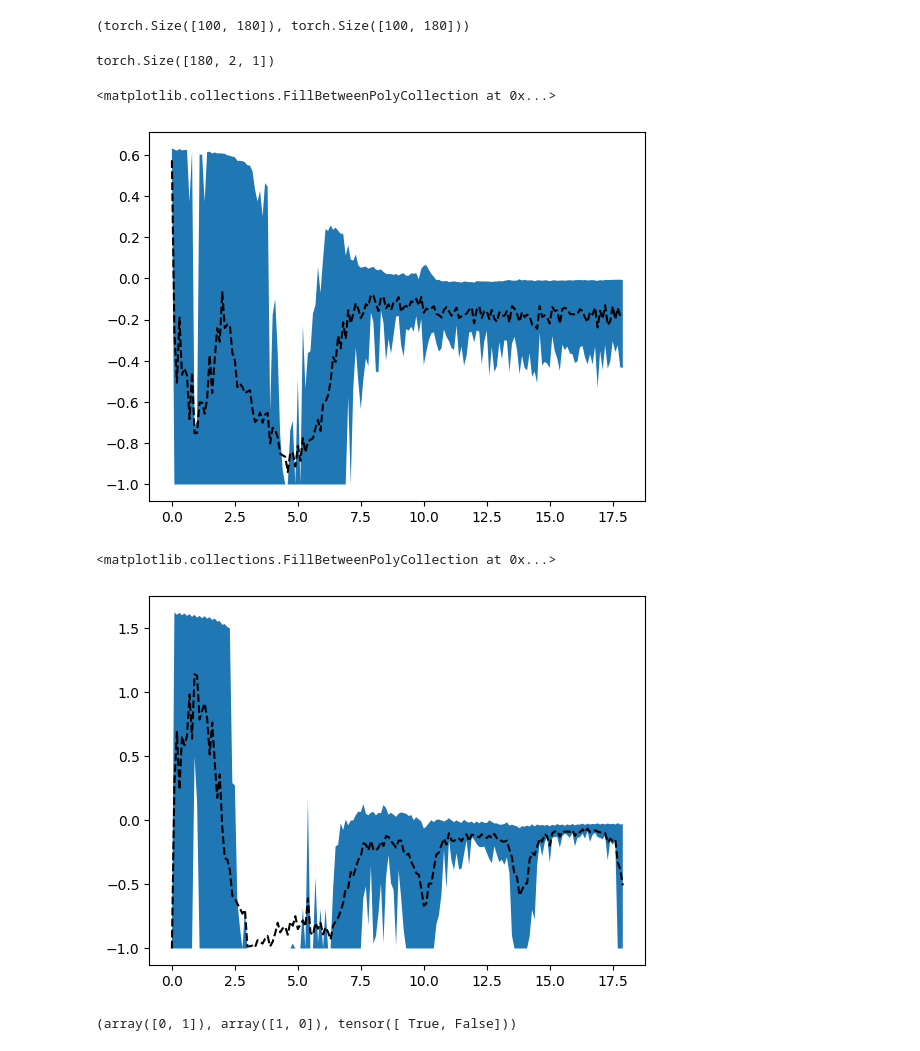
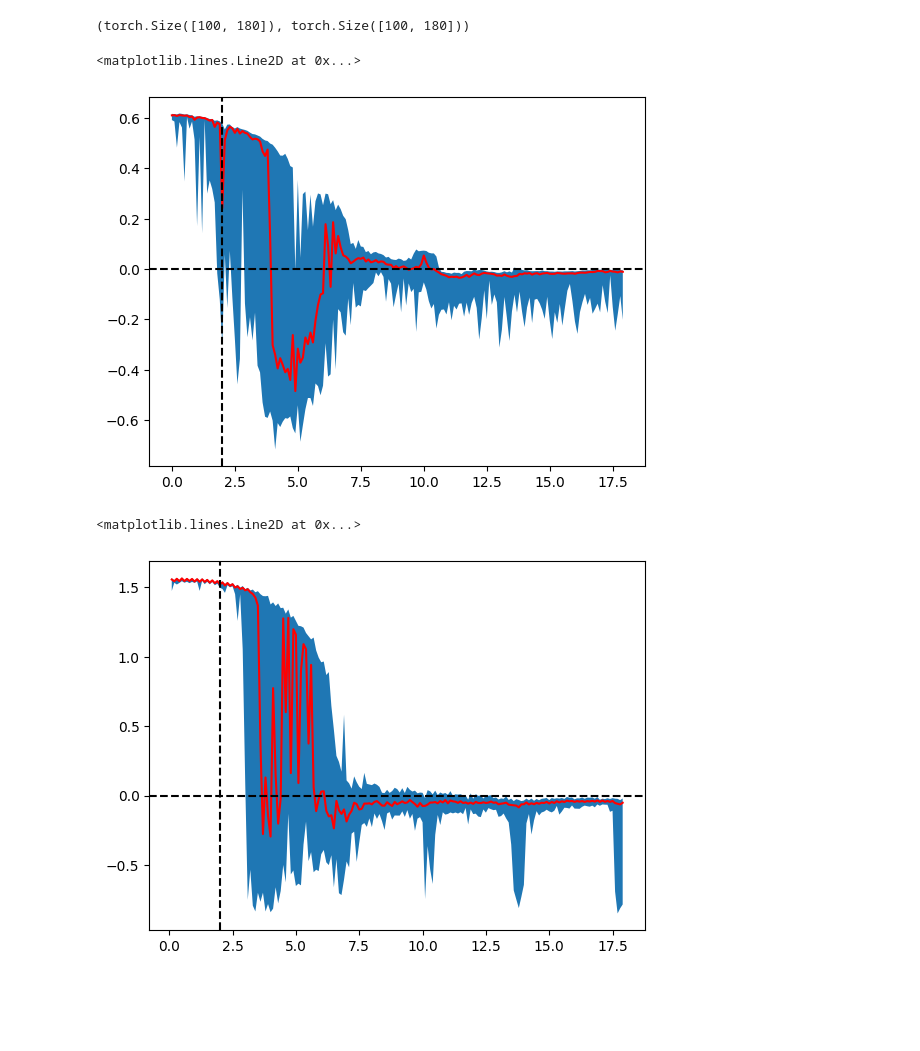
Before and after one commit to ismael-mendoza/bliss, a Jupyter notebook: experiment/notebooks/explore/new-results-toy1.ipynb, the cells around one changed output. Drawn from its saved outputs; the diff is of its cells as text; code cells hidden in the pictures; blank space fills up the shorter version.

```diff
--- a/experiment/notebooks/explore/new-results-toy1.ipynb
+++ b/experiment/notebooks/explore/new-results-toy1.ipynb
@@ -143,7 +153,7 @@ plt.colorbar()
 n_source_probs, locs_mean, locs_sd = detection.forward(images.to(device))
 
 tile_params = TileCatalog.from_flat_dict(tile_slen, 11, 11,
-                                         {'n_source_probs': n_source_probs.reshape(-1, 1).to('cpu'), 'locs': locs_mean.to('cpu'), 'locs_sd':locs_sd.to('cpu'), 'n_sources':n_source_probs.ge(0.1).to('cpu')})
+                                         {'n_source_probs': n_source_probs.reshape(-1, 1).cpu(), 'locs': locs_mean.cpu(), 'locs_sd':locs_sd.cpu(), 'n_sources':n_source_probs.ge(0.1).cpu()})
 full_cat_params = tile_params.to_full_params()
 # %%
 full_cat_params['n_source_probs'].shape
@@ -184,0 +297,7 @@ tensor([1, 1, 1, 1, 1, 1, 1, 1, 1, 1, 1, 1, 1, 1, 1, 1, 1, 1, 1, 1, 1, 1, 1, 1,
+# %%
+y1 = f1_map + f2_map
+y2 = true_fluxes[:, 0, 0] + true_fluxes[:, 1, 0]
+y = (y1 - y2)  / y2
+plt.plot(seps, y, 'r')
+plt.axhline(0.0, color='k', linestyle='--')
+plt.axvline(6.0,)
@@ -287,13 +401,13 @@ from bliss.reporting import match_by_locs
 f1s = []
 f2s = []
 
-for ii in tqdm(range(len(cats))): # read: samples]
+for ii in tqdm(range(len(cats))): # read: samples
     f1 = []
     f2 = []
     for jj in range(true_plocs.shape[0]):
         _tplocs = true_plocs[jj]
         _eplocs = cats[ii].plocs[jj]
-        tm, em, dkeep, _ = match_by_locs(_tplocs, _eplocs, slack=1)
+        tm, em, dkeep, _ = match_by_locs(_tplocs, _eplocs, slack=2)
         for kk in range(len(tm)):
             if dkeep[kk].item():
                 if tm[kk] == 0:
@@ -304,9 +418,9 @@ for ii in tqdm(range(len(cats))): # read: samples]
                     raise ValueError
             else:
                 if tm[kk] == 0:
-                    f1.append(0.)
+                    f1.append(np.nan)
                 elif tm[kk] == 1:
-                    f2.append(0.)
+                    f2.append(np.nan)
                 else:
                     raise ValueError
     f1s.append(torch.tensor(f1))
@@ -318,9 +432,3 @@ f2s = torch.stack(f2s)
 f1s.shape, f2s.shape
 # %% [output]
 (torch.Size([100, 180]), torch.Size([100, 180]))
-# %%
-# calculate true fluxes via aperture photometry
-true_fluxes, _, _ = get_fluxes_sep(truth, images, paddings=torch.zeros_like(images), sources=uncentered_true_sources)
-true_fluxes.shape
-# %% [output]
-torch.Size([180, 2, 1])
@@ -329,20 +435,24 @@ seps
 # %%
-y = (f1s.mean(axis=0) - true_fluxes[:, 0, 0]) / true_fluxes[:, 0, 0]
-y1  = (f1s.quantile(0.159, axis=0) - true_fluxes[:, 0, 0]) / true_fluxes[:, 0, 0]
-y2 = (f1s.quantile(0.841, axis=0) - true_fluxes[:, 0, 0]) / true_fluxes[:, 0, 0]
+y = (f1s.nanquantile(0.5, axis=0) - true_fluxes[:, 0, 0]) / true_fluxes[:, 0, 0]
+y1  = (f1s.nanquantile(0.159, axis=0) - true_fluxes[:, 0, 0]) / true_fluxes[:, 0, 0]
+y2 = (f1s.nanquantile(0.841, axis=0) - true_fluxes[:, 0, 0]) / true_fluxes[:, 0, 0]
 
-plt.plot(seps, y, '--k')
+plt.plot(seps, y, 'r')
 plt.fill_between(seps, y1, y2)
+plt.axhline(0.0, color='k', linestyle='--')
+plt.axvline(2.0, color='k', linestyle='--')
 # %% [output]
-<matplotlib.collections.FillBetweenPolyCollection at 0x...>
+<matplotlib.lines.Line2D at 0x...>
-[figure, old version]
+[figure, new version]
 # %%
-y = (f2s.mean(axis=0) - true_fluxes[:, 1, 0]) / true_fluxes[:, 1, 0]
-y1  = (f2s.quantile(0.159, axis=0) - true_fluxes[:, 1, 0]) / true_fluxes[:, 1, 0]
-y2 = (f2s.quantile(0.841, axis=0) - true_fluxes[:, 1, 0]) / true_fluxes[:, 1, 0]
+y = (f2s.nanquantile(0.5, axis=0) - true_fluxes[:, 1, 0]) / true_fluxes[:, 1, 0]
+y1  = (f2s.nanquantile(0.159, axis=0) - true_fluxes[:, 1, 0]) / true_fluxes[:, 1, 0]
+y2 = (f2s.nanquantile(0.841, axis=0) - true_fluxes[:, 1, 0]) / true_fluxes[:, 1, 0]
 
-plt.plot(seps, y, '--k')
+plt.plot(seps, y, 'r')
 plt.fill_between(seps, y1, y2)
+plt.axhline(0.0, color='k', linestyle='--')
+plt.axvline(2.0, color='k', linestyle='--')
 # %% [output]
-<matplotlib.collections.FillBetweenPolyCollection at 0x...>
+<matplotlib.lines.Line2D at 0x...>
-[figure, old version]
+[figure, new version]
@@ -351,4 +458,0 @@ tm, em, dkeep, avg_dist = match_by_locs(true_plocs[0], cats[5].plocs[0], slack=1
-# %%
-tm, em, dkeep
-# %% [output]
-(array([0, 1]), array([1, 0]), tensor([ True, False]))
```
Also changed, not shown: parts of 39 cells of this notebook.
